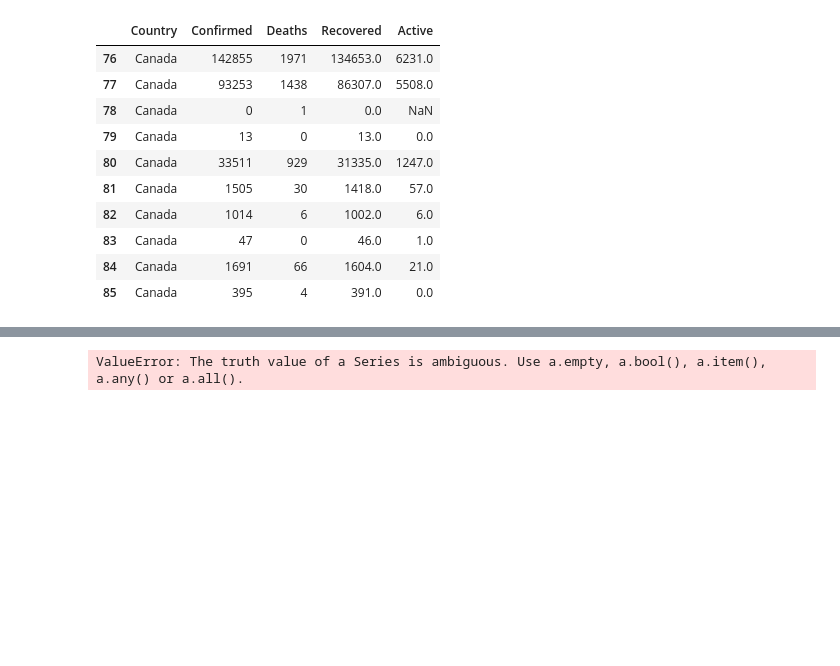
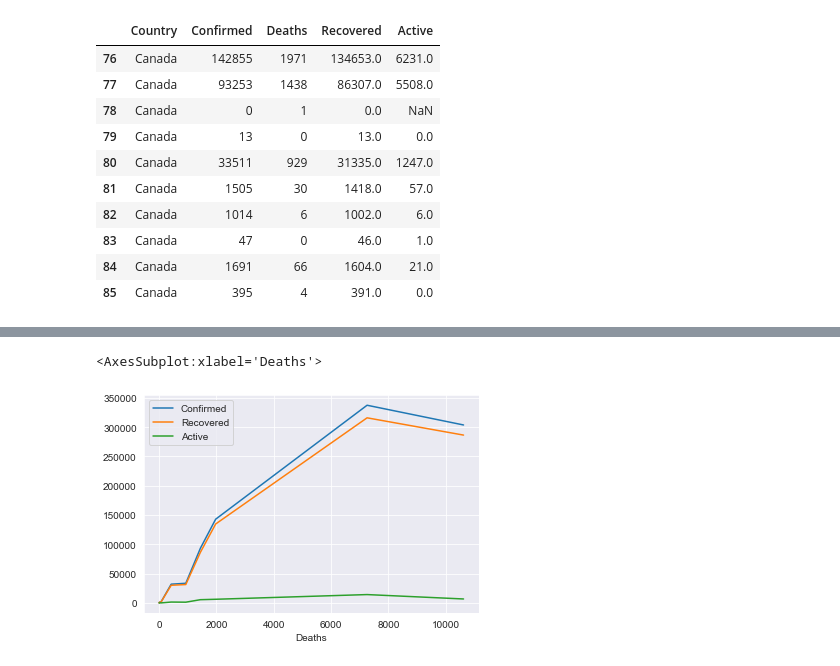
Before and after one commit to roblivesinottawa/analysis-covid-python, a Jupyter notebook: analysis-covid-python-workspace/notebooks/2021/03-23-2021.ipynb, the cells around one changed output, grey strips where cells are left out. Cells and saved outputs as stored; diff of their text form; code cells hidden in the pictures; blank space fills up the shorter version.

Commit message:
"done more analysis on dataframe"

```diff
--- a/analysis-covid-python-workspace/notebooks/2021/03-23-2021.ipynb
+++ b/analysis-covid-python-workspace/notebooks/2021/03-23-2021.ipynb
@@ -125,5 +135,10 @@ df[df.Country == 'Canada'].head(10)
+# %%
+df[df.Country == 'Canada'].groupby('Deaths').sum().plot(kind='line')
+# %% [output]
+<AxesSubplot:xlabel='Deaths'>
+[figure, added]
 # %%
-# compare the data in the US and Canada
-df[df.Country == 'US' and df.Country == 'Canada'].head(10)
+# create a dataframe with just the US, Canada, and Brazil data
+df_us = df[df.Country == 'US']
+df_canada = df[df.Country == 'Canada']
+df_brazil = df[df.Country == 'Brazil']
-# %% [output]
-ValueError: The truth value of a Series is ambiguous. Use a.empty, a.bool(), a.item(), a.any() or a.all().
```
Also changed, not shown: parts of 24 cells of this notebook.
